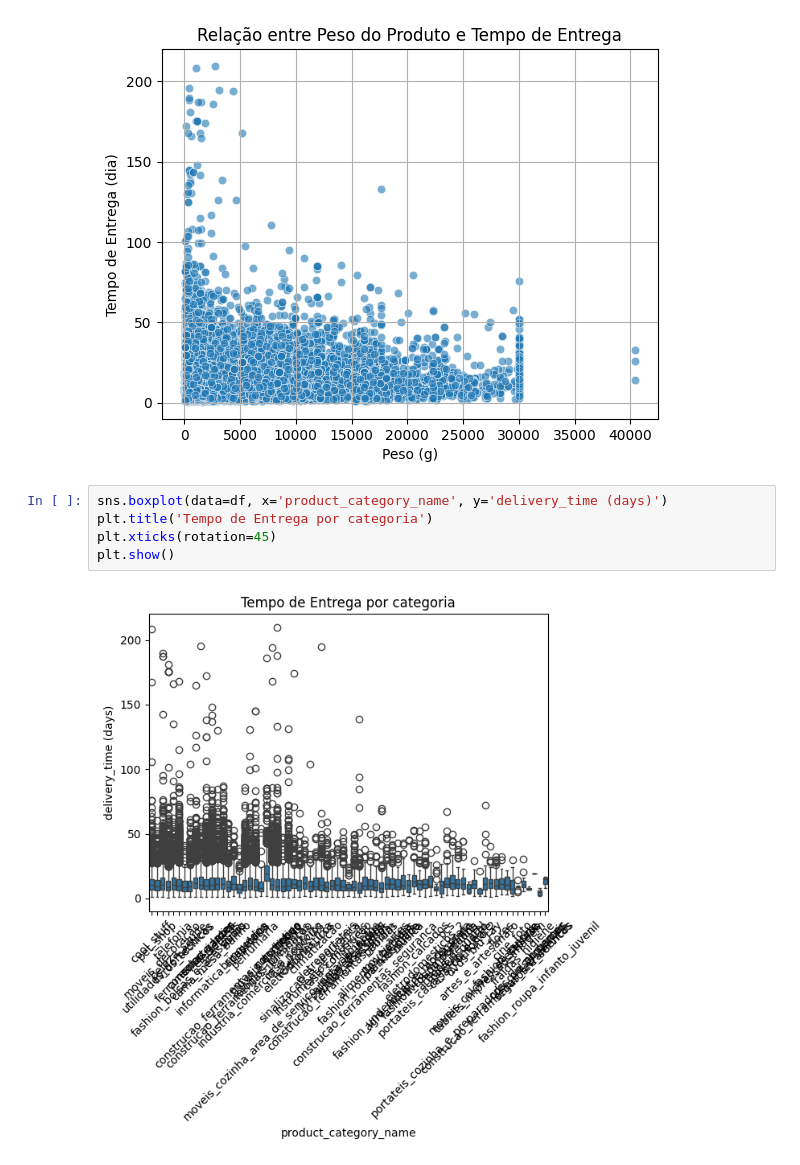
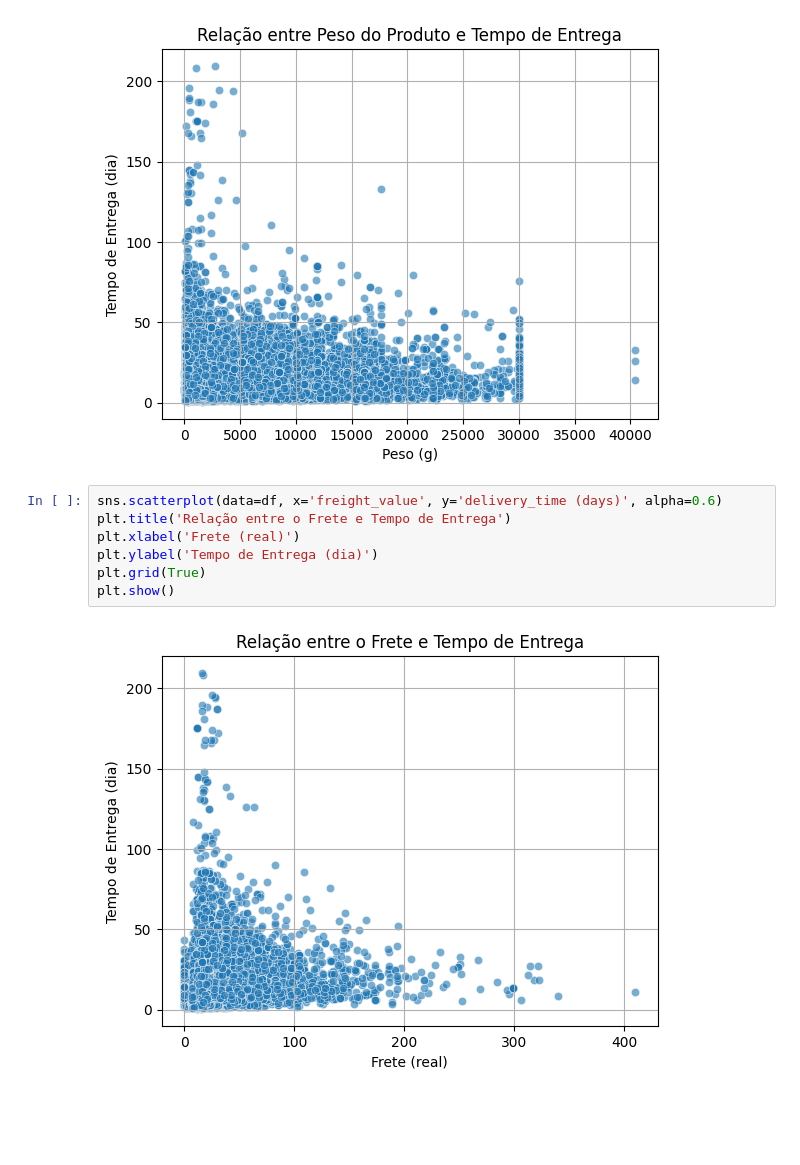
Before and after one commit to pedropalugan/NaBox, a Jupyter notebook: NaBox-Notebook.ipynb, the cells around one changed output. Saved outputs shown, nothing was run; the diff lists cells and outputs as text; blank space fills up the shorter version.

```diff
--- a/NaBox-Notebook.ipynb
+++ b/NaBox-Notebook.ipynb
@@ -450,9 +447,11 @@ plt.show()
 # %% [output]
 [figure]
 # %%
-sns.boxplot(data=df, x='product_category_name', y='delivery_time (days)')
-plt.title('Tempo de Entrega por categoria')
-plt.xticks(rotation=45)
+sns.scatterplot(data=df, x='freight_value', y='delivery_time (days)', alpha=0.6)
+plt.title('Relação entre o Frete e Tempo de Entrega')
+plt.xlabel('Frete (real)')
+plt.ylabel('Tempo de Entrega (dia)')
+plt.grid(True)
 plt.show()
 # %% [output]
-[figure, old version]
+[figure, new version]
```
Also changed, not shown: parts of 1 cell of this notebook.
